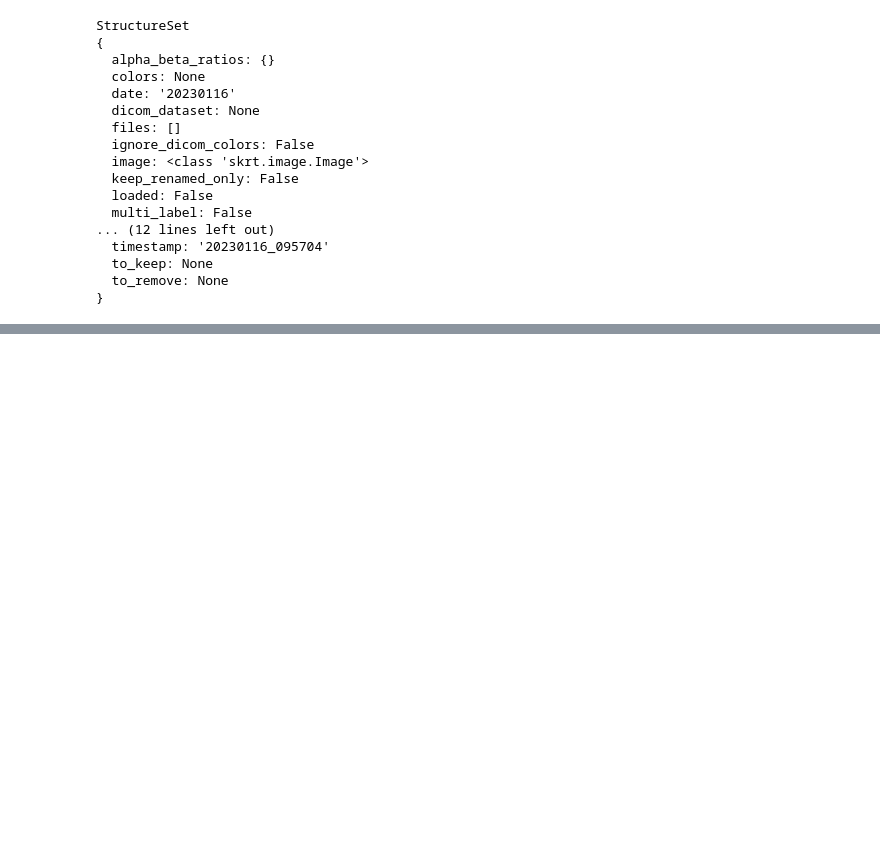
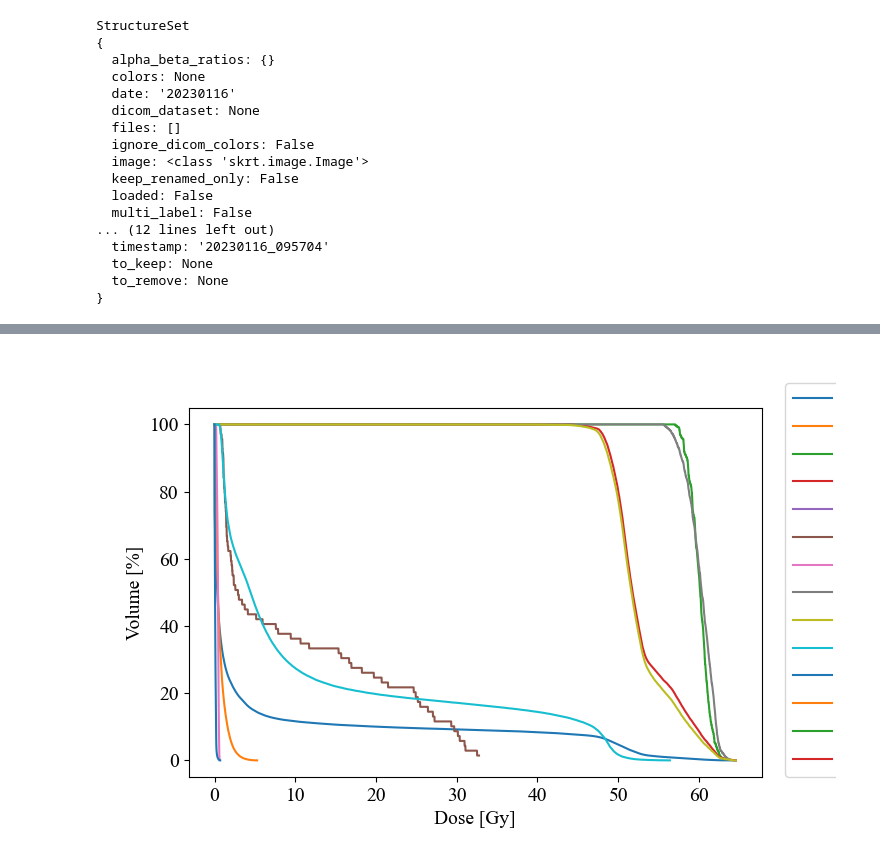
Before and after one commit to csarux/rtviewer, a Jupyter notebook: notebooks/scikit-rt-tests.ipynb, the cells around one changed output, grey strips where cells are left out. Cells and saved outputs as stored; diff of their text form; code cells hidden in the pictures; blank space fills up the shorter version.

```diff
--- a/notebooks/scikit-rt-tests.ipynb
+++ b/notebooks/scikit-rt-tests.ipynb
@@ -174,0 +173,4 @@ Type:      method
+# %%
+dp = dicomparser.DicomParser('patients/TestMamaDer001/20230116_095704/RTSTRUCT/CT/20230116_095704/RS.1.2.246.352.205.5566667512400723974.375329800850442140.dcm')
+# %%
+strs = dp.GetStructures()
@@ -174,0 +206,12 @@ Type:      method
+# %%
+cdvhl = [dvhcalc.get_dvh(
+    'patients/TestMamaDer001/20230116_095704/RTSTRUCT/CT/20230116_095704/RS.1.2.246.352.205.5566667512400723974.375329800850442140.dcm',
+    'patients/TestMamaDer001/20230116_095704/RTDOSE/CT/20230116_095704/RD.1.2.246.352.221.47352446189117142439988284232660965553.dcm',
+    key) for key in strs.keys()]
+# %%
+for cdvh in cdvhl:
+    cdvh.relative_volume.plot()
+plt.legend(loc=(1.04, 0))
+plt.show()
+# %% [output]
+[figure, added]
```
Also changed, not shown: parts of 30 cells of this notebook, 2 other files.
